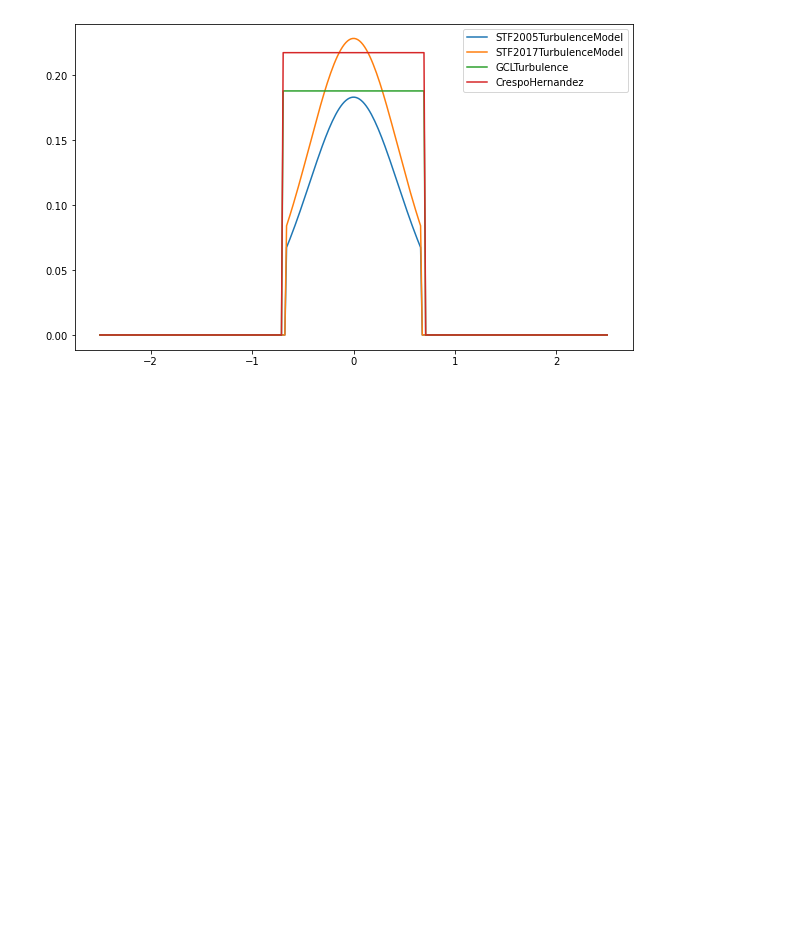
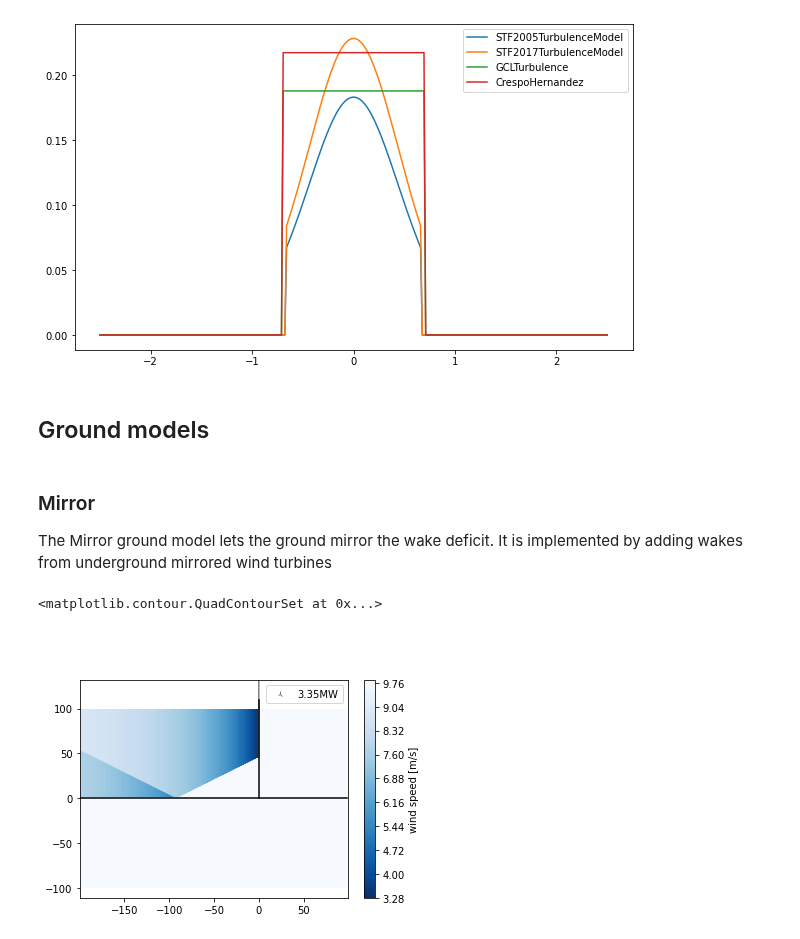
Before and after one commit to DTUWindEnergy/PyWake, a Jupyter notebook: docs/notebooks/EngineeringWindFarmModels.ipynb, the cells around one changed output. Cells and saved outputs as stored; diff of their text form; code cells hidden in the pictures; blank space fills up the shorter version.

Commit message:
Add GroundModel and improve WindTurbines.plot_yz

```diff
--- a/docs/notebooks/EngineeringWindFarmModels.ipynb
+++ b/docs/notebooks/EngineeringWindFarmModels.ipynb
@@ -753,3 +767,15 @@ plt.legend()
 # %% [output]
 <matplotlib.legend.Legend at 0x...>
 [figure]
+# %% [markdown]
+## Ground models
+# %% [markdown]
+### Mirror
+The Mirror ground model lets the ground mirror the wake deficit. It is implemented by adding wakes from underground mirrored wind turbines
+# %%
+from py_wake.ground_models import Mirror
+wfm = NOJ(site, windTurbines, k=.5, groundModel=Mirror())
+wfm([0], [0], wd=0).flow_map(YZGrid(x=0, y=np.arange(-200, 100, 1) + .1, z=np.arange(-100, 100))).plot_wake_map()
+# %% [output]
+<matplotlib.contour.QuadContourSet at 0x...>
+[figure, added]
```
Also changed, not shown: parts of 11 cells of this notebook, 14 other files.
